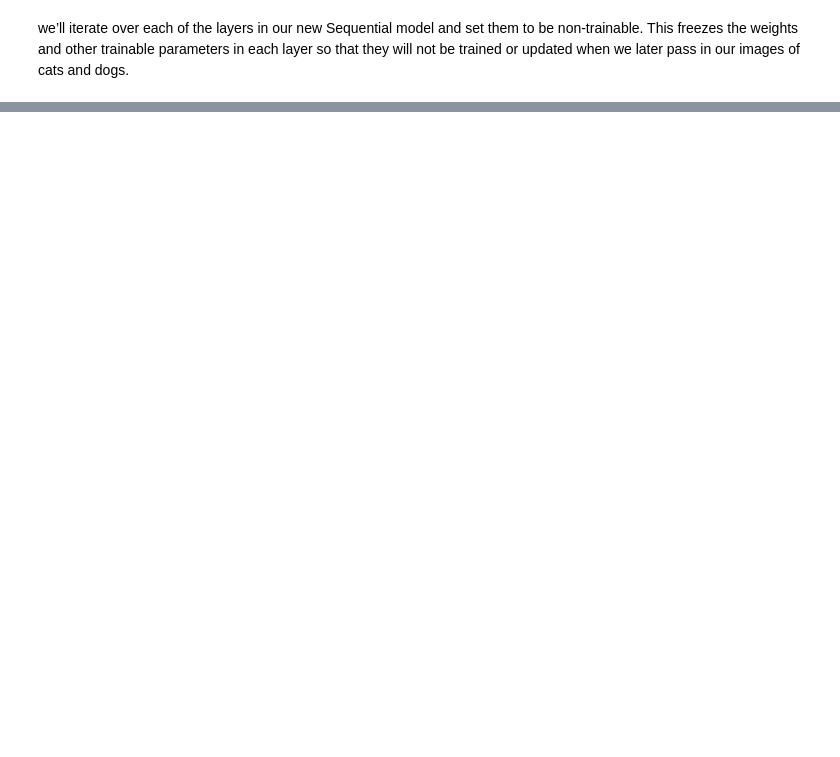
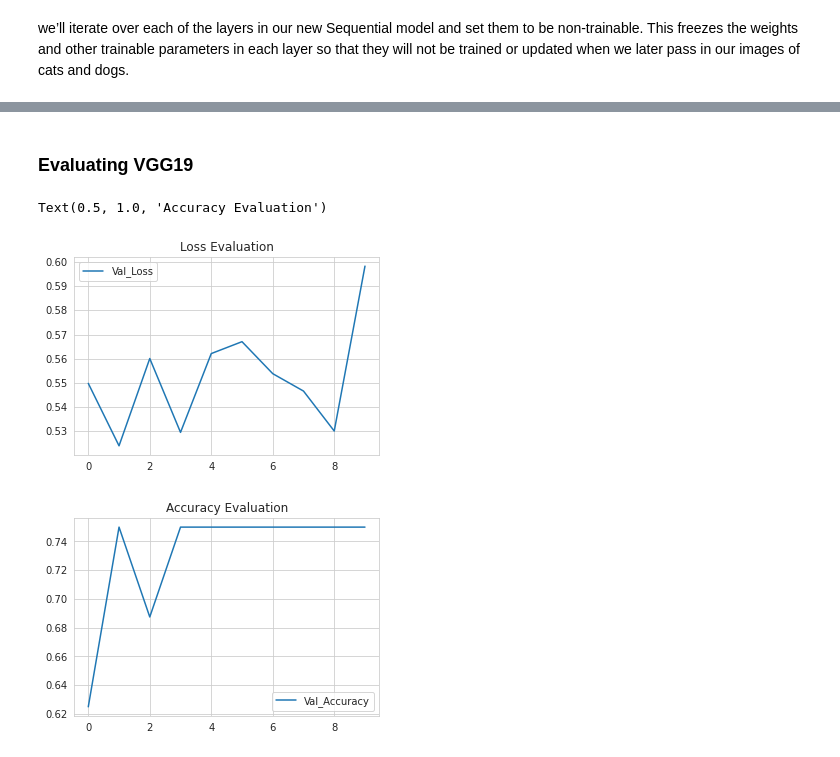
Before and after one commit to karan842/kaggle-notebooks, a Jupyter notebook: pneumonia-classification.ipynb, the cells around one changed output, grey strips where cells are left out. Cells and saved outputs as stored; diff of their text form; code cells hidden in the pictures; blank space fills up the shorter version.

```diff
--- a/pneumonia-classification.ipynb
+++ b/pneumonia-classification.ipynb
@@ -599,4 +608,4 @@ We first create a new model of type Sequential. We then iterate over each of the
 # %%
 vgg19_model = Sequential()
 for layer in vgg19.layers[:-1]:
-    vgg_model.add(layer)
+    vgg19_model.add(layer)
@@ -613,0 +621,3 @@ _model
+# %%
+vgg19_model.add(Dense(2, activation='softmax'))
+vgg19_model.summary()
@@ -613,0 +657,4 @@ _model
+# %%
+vgg19_model.compile(optimizer=tf.keras.optimizers.Adam(learning_rate=0.0001),loss='sparse_categorical_crossentropy',metrics=['accuracy'])
+# %%
+vgg19_model.fit(x=train_imgGen, validation_data=val_imgGen,epochs=10,callbacks=[early_stopping])
@@ -613,0 +683,18 @@ _model
+# %% [markdown]
+### Evaluating VGG19
+# %%
+plt.figure(figsize=(12,8))
+plt.subplot(2,2,1)
+plt.plot(vgg19_model.history.history['val_loss'],label='Val_Loss')
+plt.legend()
+plt.title ('Loss Evaluation')
+
+plt.figure(figsize=(12,8))
+plt.subplot(2,2,2)
+plt.plot(vgg19_model.history.history['val_accuracy'],label='Val_Accuracy')
+plt.legend()
+plt.title ('Accuracy Evaluation')
+# %% [output]
+Text(0.5, 1.0, 'Accuracy Evaluation')
+[figure, added]
+[figure, added]
```
Also changed, not shown: parts of 17 cells of this notebook.
